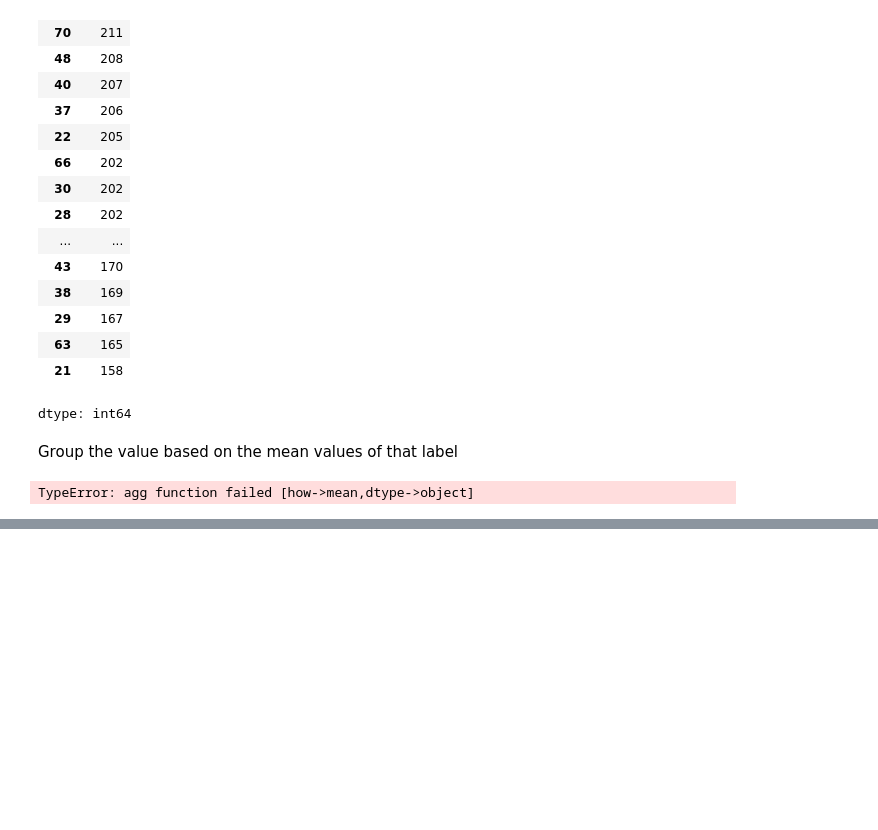
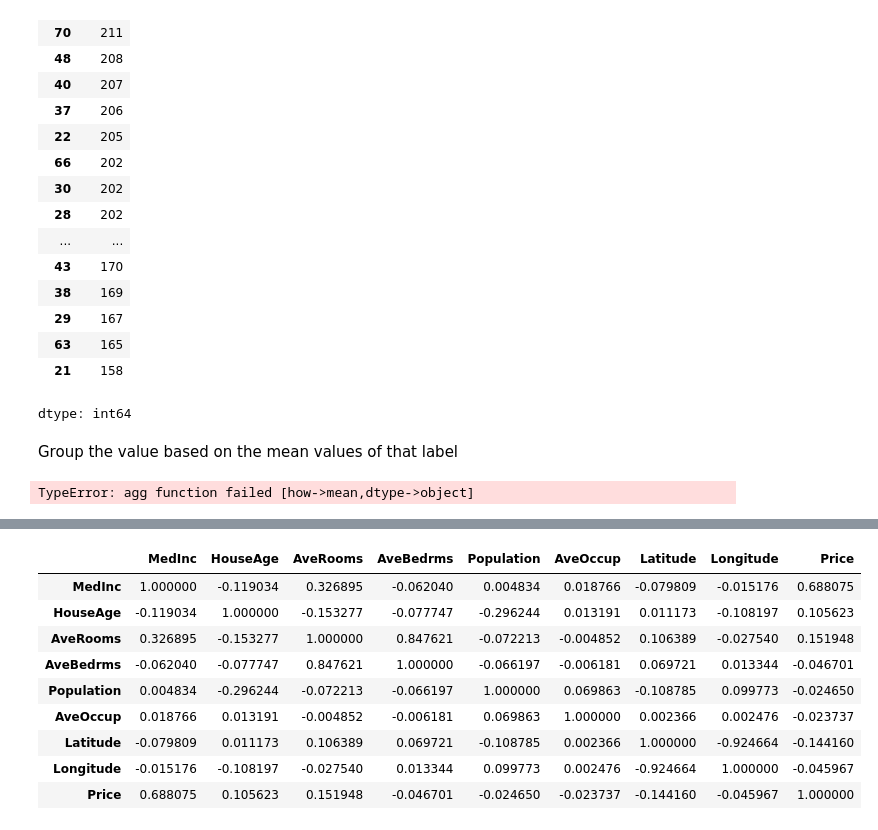
Before and after one commit to ashutoshgithubs/Machine-Learning, a Jupyter notebook: Panda.ipynb, the cells around one changed output, grey strips where cells are left out. Saved outputs shown, nothing was run; the diff lists cells and outputs as text; code cells hidden in the pictures; blank space fills up the shorter version.

```diff
--- a/Panda.ipynb
+++ b/Panda.ipynb
@@ -179,0 +374,13 @@ TypeError: agg function failed [how->mean,dtype->object]
+# %%
+california_df.corr()
+# %% [output]
+|  | MedInc | HouseAge | AveRooms | AveBedrms | Population | AveOccup | Latitude | Longitude | Price |
+| MedInc | 1.000000 | -0.119034 | 0.326895 | -0.062040 | 0.004834 | 0.018766 | -0.079809 | -0.015176 | 0.688075 |
+| HouseAge | -0.119034 | 1.000000 | -0.153277 | -0.077747 | -0.296244 | 0.013191 | 0.011173 | -0.108197 | 0.105623 |
+| AveRooms | 0.326895 | -0.153277 | 1.000000 | 0.847621 | -0.072213 | -0.004852 | 0.106389 | -0.027540 | 0.151948 |
+| AveBedrms | -0.062040 | -0.077747 | 0.847621 | 1.000000 | -0.066197 | -0.006181 | 0.069721 | 0.013344 | -0.046701 |
+| Population | 0.004834 | -0.296244 | -0.072213 | -0.066197 | 1.000000 | 0.069863 | -0.108785 | 0.099773 | -0.024650 |
+| AveOccup | 0.018766 | 0.013191 | -0.004852 | -0.006181 | 0.069863 | 1.000000 | 0.002366 | 0.002476 | -0.023737 |
+| Latitude | -0.079809 | 0.011173 | 0.106389 | 0.069721 | -0.108785 | 0.002366 | 1.000000 | -0.924664 | -0.144160 |
+| Longitude | -0.015176 | -0.108197 | -0.027540 | 0.013344 | 0.099773 | 0.002476 | -0.924664 | 1.000000 | -0.045967 |
+| Price | 0.688075 | 0.105623 | 0.151948 | -0.046701 | -0.024650 | -0.023737 | -0.144160 | -0.045967 | 1.000000 |
```
Also changed, not shown: parts of 23 cells of this notebook.
